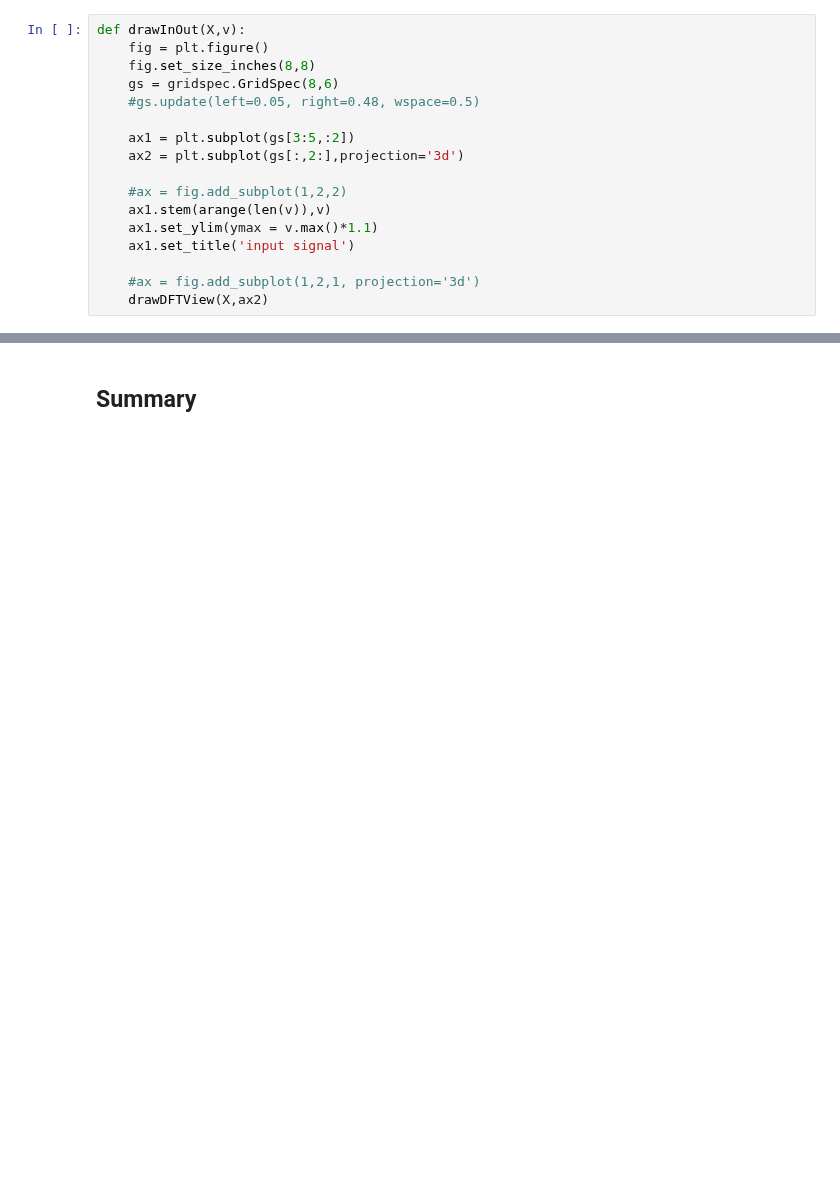
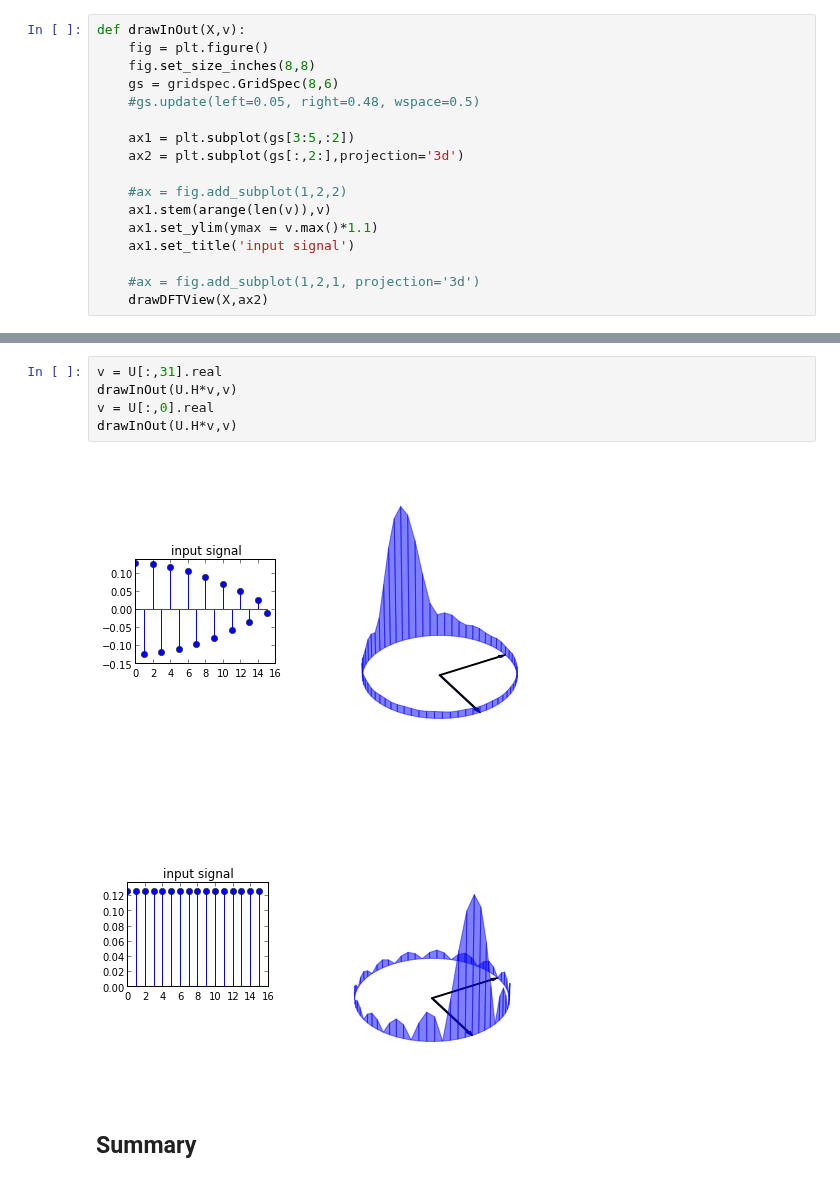
Before and after one commit to unpingco/Python-for-Signal-Processing, a Jupyter notebook: Fourier_Transform.ipynb, the cells around one changed output, grey strips where cells are left out. Saved outputs shown, nothing was run; the diff lists cells and outputs as text; blank space fills up the shorter version.

```diff
--- a/Fourier_Transform.ipynb
+++ b/Fourier_Transform.ipynb
@@ -279,3 +290,11 @@ drawInOut(U.H*v,v)
+# %%
+v = U[:,31].real
+drawInOut(U.H*v,v)
+v = U[:,0].real
+drawInOut(U.H*v,v)
+# %% [output]
+[figure, added]
+[figure, added]
 # %% [markdown]
 ## Summary
 # %% [markdown]
```
Also changed, not shown: parts of 4 cells of this notebook.
